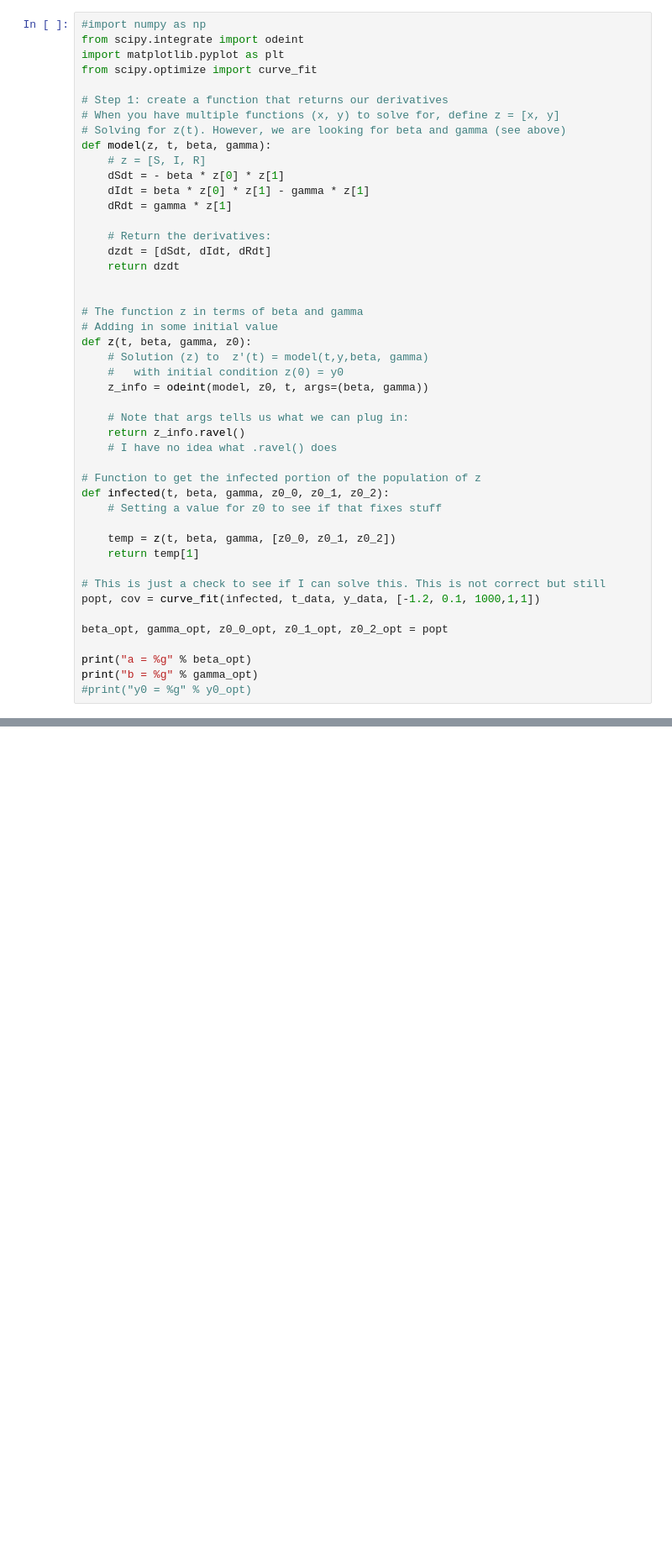
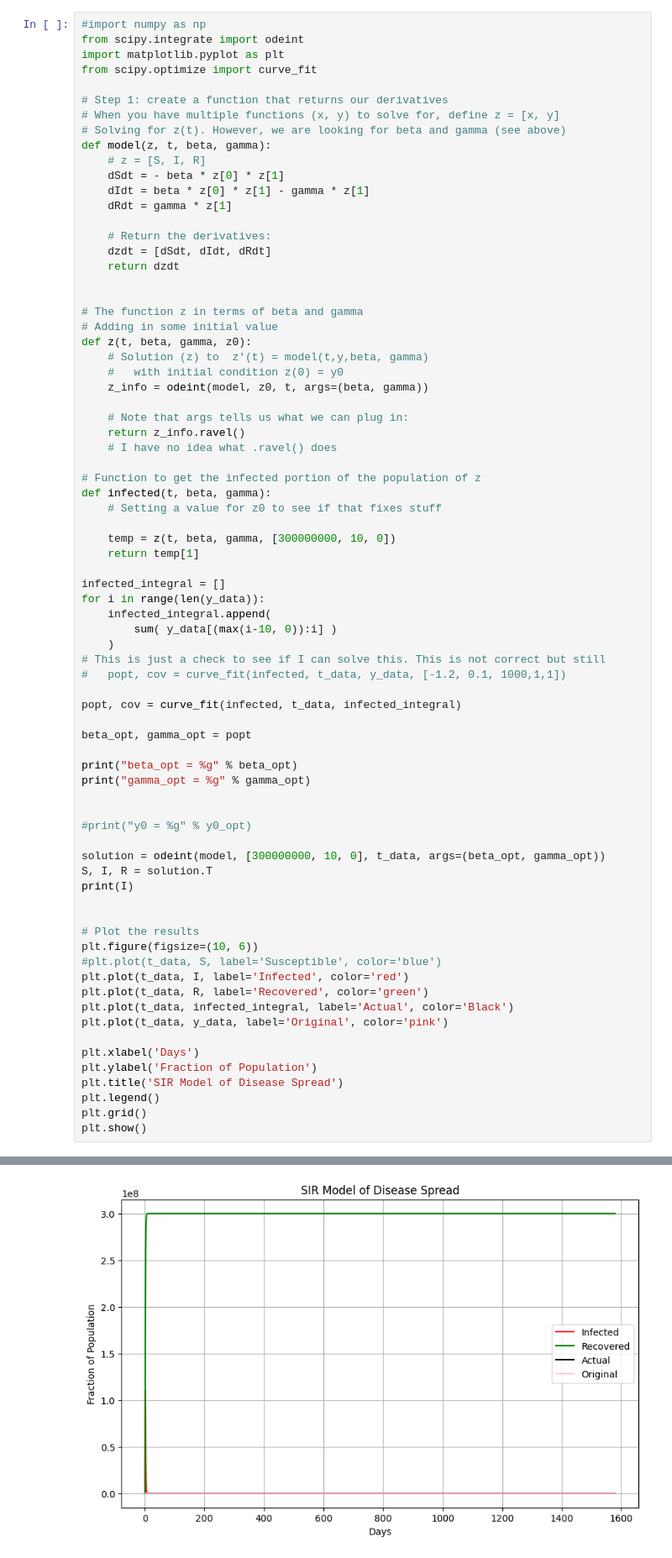
Before and after one commit to CirclesAndBoxes/M3-Python, a Jupyter notebook: dynamical_systems/covid_example.ipynb, the cells around one changed output, grey strips where cells are left out. Shown: that part at 84% size. Drawn from its saved outputs; the diff is of its cells as text; blank space fills up the shorter version.

```diff
--- a/dynamical_systems/covid_example.ipynb
+++ b/dynamical_systems/covid_example.ipynb
@@ -59,18 +59,47 @@ def z(t, beta, gamma, z0):
     # I have no idea what .ravel() does
 
 # Function to get the infected portion of the population of z
-def infected(t, beta, gamma, z0_0, z0_1, z0_2):
+def infected(t, beta, gamma):
     # Setting a value for z0 to see if that fixes stuff
 
-    temp = z(t, beta, gamma, [z0_0, z0_1, z0_2])
+    temp = z(t, beta, gamma, [300000000, 10, 0])
     return temp[1]
 
+infected_integral = []
+for i in range(len(y_data)):
+    infected_integral.append(
+        sum( y_data[(max(i-10, 0)):i] )
+    )
 # This is just a check to see if I can solve this. This is not correct but still
-popt, cov = curve_fit(infected, t_data, y_data, [-1.2, 0.1, 1000,1,1])
+#   popt, cov = curve_fit(infected, t_data, y_data, [-1.2, 0.1, 1000,1,1])
 
-beta_opt, gamma_opt, z0_0_opt, z0_1_opt, z0_2_opt = popt
+popt, cov = curve_fit(infected, t_data, infected_integral)
 
-print("a = %g" % beta_opt)
-print("b = %g" % gamma_opt)
+beta_opt, gamma_opt = popt
+
+print("beta_opt = %g" % beta_opt)
+print("gamma_opt = %g" % gamma_opt)
+
+
 #print("y0 = %g" % y0_opt)
+
+solution = odeint(model, [300000000, 10, 0], t_data, args=(beta_opt, gamma_opt))
+S, I, R = solution.T
+print(I)
+
+
+# Plot the results
+plt.figure(figsize=(10, 6))
+#plt.plot(t_data, S, label='Susceptible', color='blue')
+plt.plot(t_data, I, label='Infected', color='red')
+plt.plot(t_data, R, label='Recovered', color='green')
+plt.plot(t_data, infected_integral, label='Actual', color='Black')
+plt.plot(t_data, y_data, label='Original', color='pink')
+
+plt.xlabel('Days')
+plt.ylabel('Fraction of Population')
+plt.title('SIR Model of Disease Spread')
+plt.legend()
+plt.grid()
+plt.show()
 # %% [output]
@@ -79,3 +110,4 @@ b = 0.1
+[figure, added]
 # %%
 # ChatGPT Code:
 import numpy as np
```
Also changed, not shown: parts of 1 cell of this notebook.
